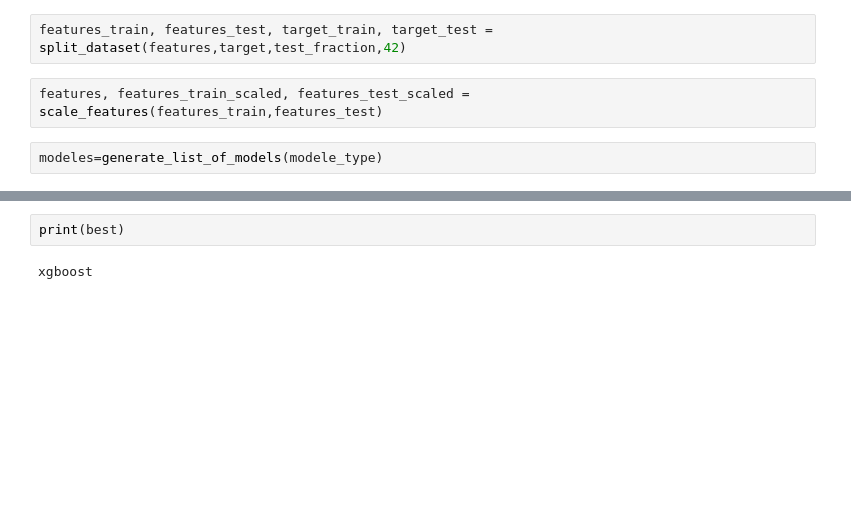
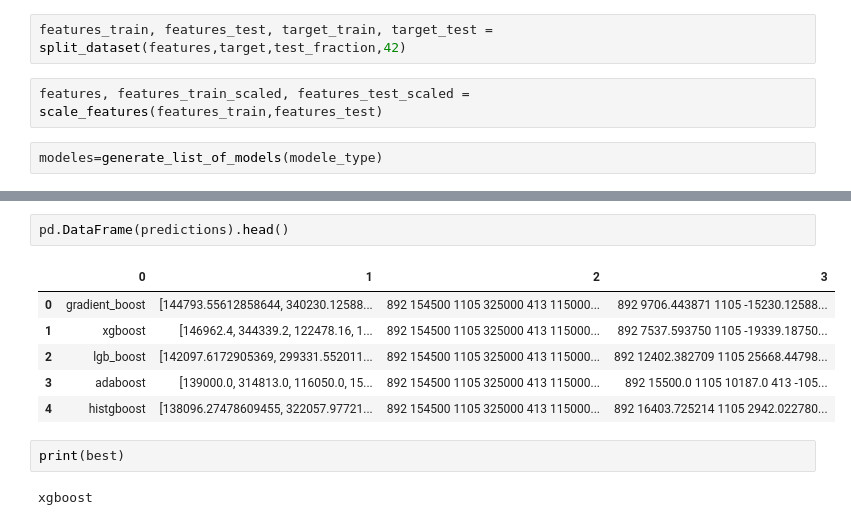
Before and after one commit to RolandTapie/EDA_and_ML, a Jupyter notebook: Projects/Project_ML/Repositories/Notebooks/machine_learning.ipynb, the cells around one changed output, grey strips where cells are left out. Cells and saved outputs as stored; diff of their text form; blank space fills up the shorter version.

```diff
--- a/Projects/Project_ML/Repositories/Notebooks/machine_learning.ipynb
+++ b/Projects/Project_ML/Repositories/Notebooks/machine_learning.ipynb
@@ -139,3 +153,12 @@ best_modele, pipeline_best_model, best = evaluation_of_trained_models(prediction
+# %%
+pd.DataFrame(predictions).head()
+# %% [output]
+|  | 0 | 1 | 2 | 3 |
+| 0 | gradient_boost | [144793.55612858644, 340230.12588... | 892 154500 1105 325000 413 115000... | 892 9706.443871 1105 -15230.12588... |
+| 1 | xgboost | [146962.4, 344339.2, 122478.16, 1... | 892 154500 1105 325000 413 115000... | 892 7537.593750 1105 -19339.18750... |
+| 2 | lgb_boost | [142097.6172905369, 299331.552011... | 892 154500 1105 325000 413 115000... | 892 12402.382709 1105 25668.44798... |
+| 3 | adaboost | [139000.0, 314813.0, 116050.0, 15... | 892 154500 1105 325000 413 115000... | 892 15500.0 1105 10187.0 413 -105... |
+| 4 | histgboost | [138096.27478609455, 322057.97721... | 892 154500 1105 325000 413 115000... | 892 16403.725214 1105 2942.022780... |
 # %%
 print(best)
 # %% [output]
```
Also changed, not shown: parts of 4 cells of this notebook, 2 other files.
